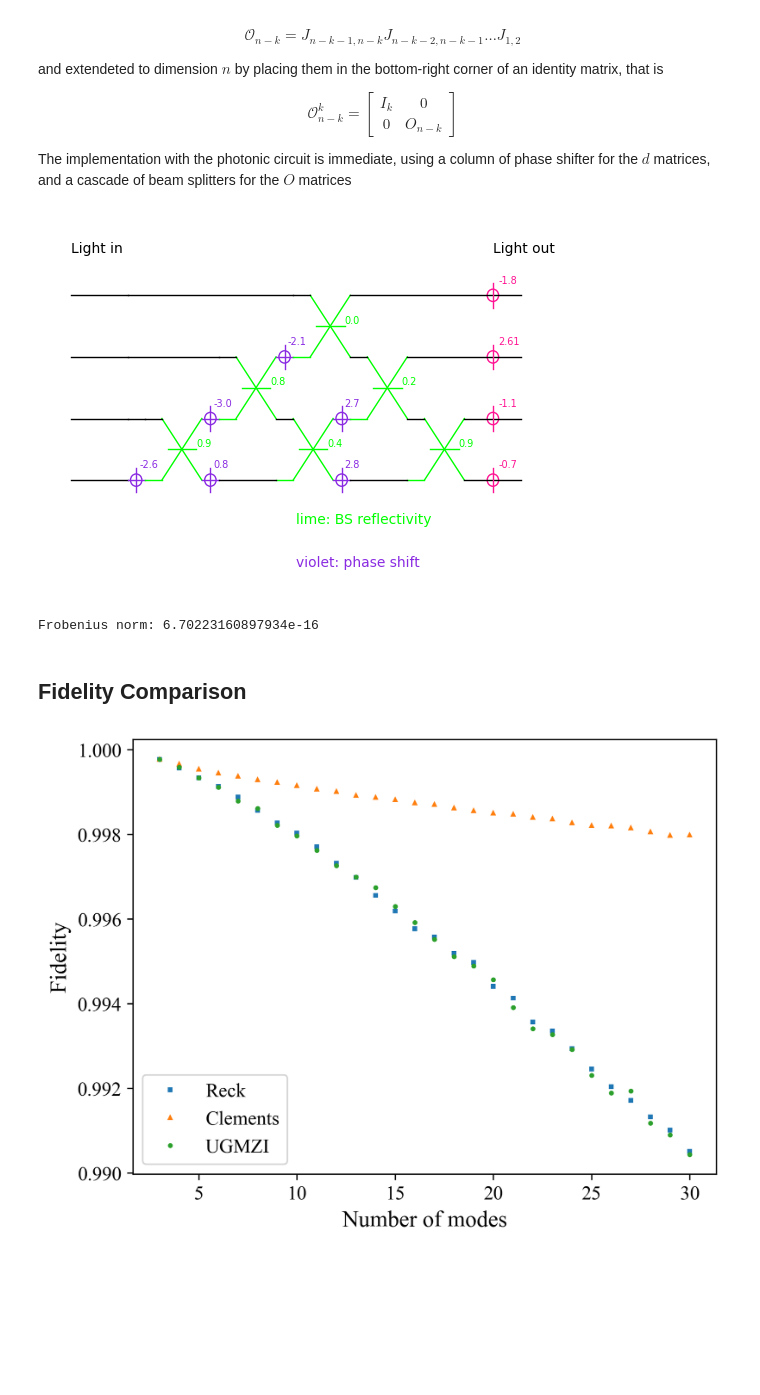
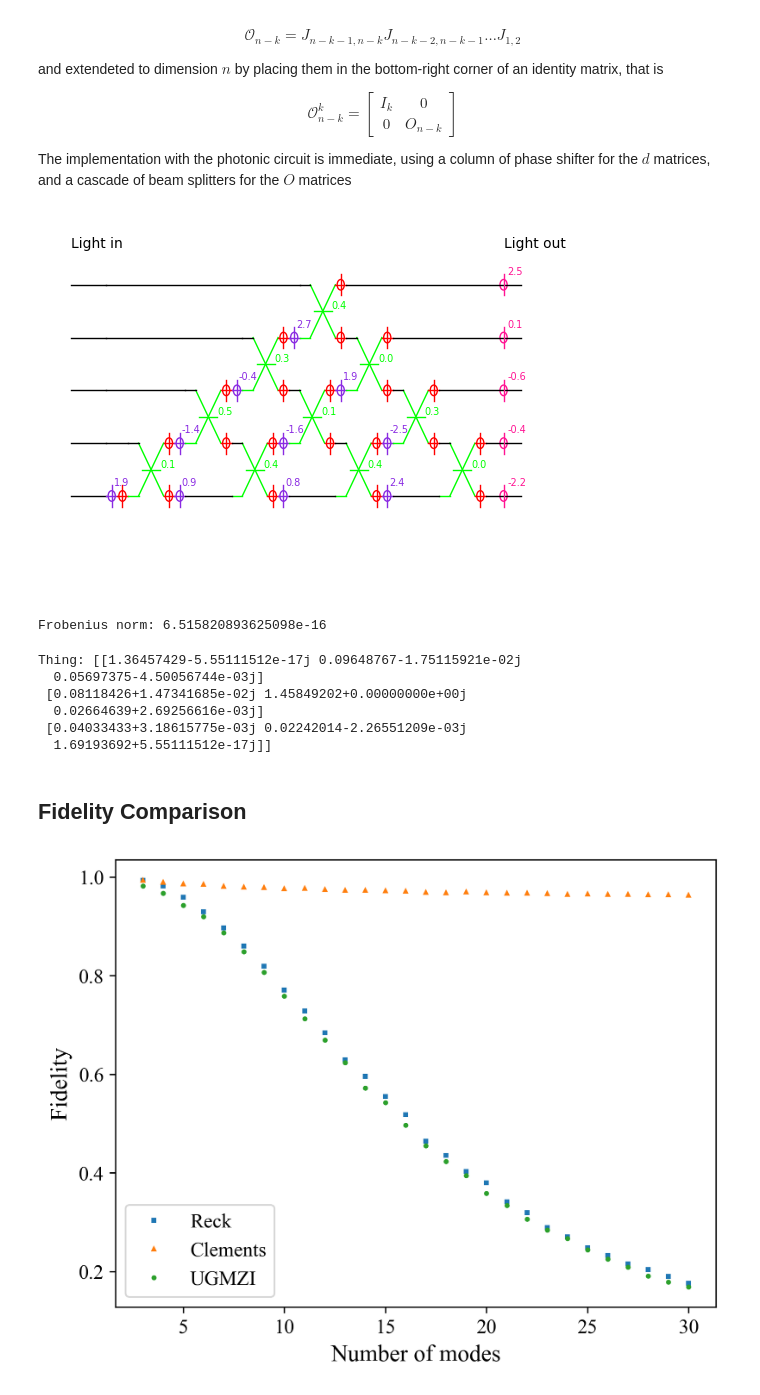
Before and after one commit to AndreaBarletta/fidelity-SGMZI, a Jupyter notebook: notebook.ipynb, the cells around one changed output. Cells and saved outputs as stored; diff of their text form; code cells hidden in the pictures; blank space fills up the shorter version.

```diff
--- a/notebook.ipynb
+++ b/notebook.ipynb
@@ -65,7 +66,10 @@ def decompose_reck(U):
             invT[modes[1]-1, modes[0]-1] = -np.sin(theta)
             invT[modes[1]-1, modes[1]-1] = np.cos(theta)
             U = np.matmul(U, invT)
-            I.BS_list.append(bs(modes[0], modes[1], theta, phi))
+            I.comp_list.append(cmp(cmp_type.BEAM_SPLITTER, (modes), (theta, phi)))
+            for mode in modes:
+                I.comp_list.append(cmp(cmp_type.LOSS_ELEMENT, (mode,), ()))
+            # Add a loss term
     phases = np.diag(U)
     I.output_phases = [np.angle(i) for i in phases]
     return I
@@ -152,10 +160,10 @@ Once we have our Clements decomposition function, we can use the interferometer
 
 For example:
 # %%
-U = random_unitary(10)
+U = random_unitary(5)
 I = decompose_clements(U)
 I.draw()
-Uexp = I.calculate_transformation()
+Uexp = I.calculate_transformation(LN_dB=-1.5)
 
 print("Frobenius norm:", np.linalg.norm(Uexp - U))
 # %% [output]
@@ -207,7 +215,9 @@ def decompose_ugmzi(U):
             O[i][i-1] = -np.sin(theta)
             O[i][i] = np.cos(theta)
             U = O @ U
-            I.BS_list.insert(0,bs(N-n+i, N-n+i+1, theta, 0))
+            I.comp_list.insert(0,cmp(cmp_type.BEAM_SPLITTER, (N-n+i, N-n+i+1), (theta, 0)))
+            I.comp_list.insert(1, cmp(cmp_type.LOSS_ELEMENT, (N-n+i,), ()))
+            I.comp_list.insert(1, cmp(cmp_type.LOSS_ELEMENT, (N-n+i+1,), ()))
 
         # Resize the matrix U
         U = U[1:, 1:]
@@ -218,11 +228,14 @@ def decompose_ugmzi(U):
         U = Dd @ U
         phases = phases[::-1]
         for i in range(len(phases)):
-            I.BS_list.insert(0,bs(N-i, N-i, 0, phases[i]))
+            I.comp_list.insert(0,cmp(cmp_type.PHASE_SHIFTER, (N-i,), (phases[i],)))
 
+
+    #Insert the loss related to the first block
+    I.comp_list.insert(1, cmp(cmp_type.LOSS_ELEMENT, (N,), ()))
     return I
 # %%
-U = random_unitary(4)
+U = random_unitary(5)
 I = decompose_ugmzi(U)
 I.draw()
 
@@ -230,5 +243,5 @@ Uexp = I.calculate_transformation()
 
 print("Frobenius norm:", np.linalg.norm(Uexp - U))
 # %% [output]
-[figure, old version]
+[figure, new version]
-Frobenius norm: 6.70223160897934e-16
+Frobenius norm: 6.515820893625098e-16
@@ -235,3 +261,22 @@ Frobenius norm: 6.70223160897934e-16
+# %%
+LN_dB = -1.5
+U = random_unitary(3)
+Uexp = decompose_ugmzi(U).calculate_transformation(LN_dB=LN_dB)
+Thing = U.conj().T @ Uexp
+print("Thing:", Thing)
+# x = random_unitary(5)[0,:]
+# y = U @ x
+# yexp = Uexp @ x
+# print("Output error:", np.linalg.norm(yexp - y)/np.linalg.norm(y))
+# y_restored = Uexp @ np.diag(fidelity_restorer(5, LN_dB)) @ x
+# print("Restored output error:", np.linalg.norm(y_restored - y)/np.linalg.norm(y))
+# %% [output]
+Thing: [[1.36457429-5.55111512e-17j 0.09648767-1.75115921e-02j
+  0.05697375-4.50056744e-03j]
+ [0.08118426+1.47341685e-02j 1.45849202+0.00000000e+00j
+  0.02664639+2.69256616e-03j]
+ [0.04033433+3.18615775e-03j 0.02242014-2.26551209e-03j
+  1.69193692+5.55111512e-17j]]
 # %% [markdown]
 ## Fidelity Comparison
 # %%
@@ -243,8 +288,8 @@ def Fid(Uid, Uexp):
 # %%
 # System Configurations and Parameters
 NUM_MODE = 31
-LN_dB=-0.2
-COUNT = 100
+LN_dB=-1.5
+COUNT = 30
 
 # Buffers to store the data for drawings
 fidelity = np.zeros((NUM_MODE, 1))
@@ -278,31 +323,31 @@ for i in range(3, NUM_MODE):
         circuit = decompose_clements(U)
         Uexp = circuit.calculate_transformation(LN_dB=LN_dB)
         total += Fid(U, Uexp)
     fidelity[i] = total / COUNT
 
 # Annotate Setup
 y_clements = fidelity[3:NUM_MODE].copy()
 plt.plot(x, y_clements, '^', markersize=2)
 
 # Sweep Parameters [UGMZI]
 for i in range(3, NUM_MODE):
     total = 0.0
     for _ in range(COUNT):
         U = random_unitary(i)
         circuit = decompose_ugmzi(U)
         Uexp = circuit.calculate_transformation(LN_dB=LN_dB)
         total += Fid(U, Uexp)
     fidelity[i] = total / COUNT
 
 # Annotate Setup
 y_ugmzi = fidelity[3:NUM_MODE].copy()
 plt.plot(x, y_ugmzi, 'o', markersize=2)
 
 # Decorate Figures
 plt.xlabel('Number of modes', fontsize=14)
 plt.ylabel('Fidelity', fontsize=14)
 plt.legend(['Reck', 'Clements', 'UGMZI'])
 
 plt.show()
 # %% [output]
-[figure, old version]
+[figure, new version]
```
Also changed, not shown: parts of 5 cells of this notebook, 3 other files.
